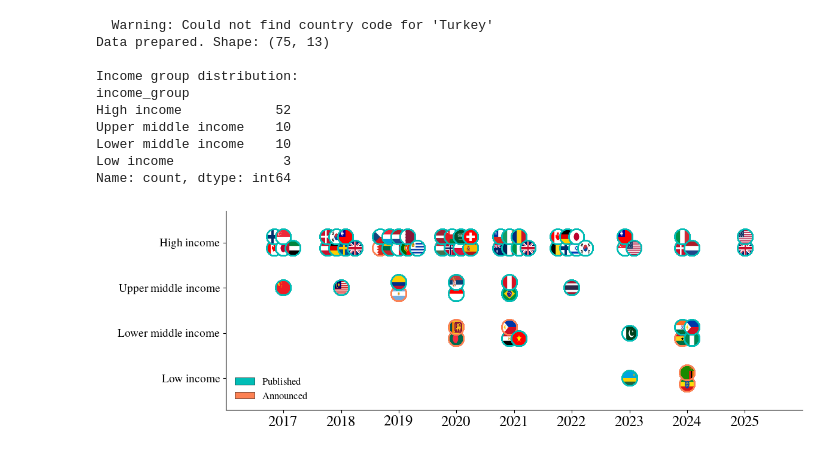
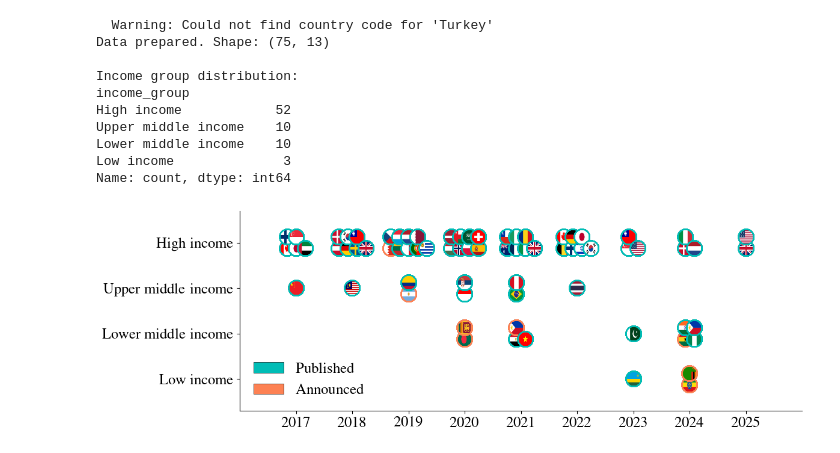
Before and after one commit to ljvmiranda921/edgeml-survey, a Jupyter notebook: notebooks/2026-02-12-figures-for-paper.ipynb, the cells around one changed output. Cells and saved outputs as stored; diff of their text form; code cells hidden in the pictures.

```diff
--- a/notebooks/2026-02-12-figures-for-paper.ipynb
+++ b/notebooks/2026-02-12-figures-for-paper.ipynb
@@ -1314,35 +1314,35 @@ ax.set_xticks(range(2017, 2026))
 ax.set_xticklabels([str(y) for y in range(2017, 2026)], fontsize=18)
 
 # ax.set_ylabel("Income Group")
 
 # Add legend for status colors
 legend_elements = [
     mpatches.Patch(
         facecolor=CAMBRIDGE_COLORS["cambridge_warm_blue"],
         edgecolor="black",
         linewidth=0.5,
         label="Published",
     ),
     mpatches.Patch(
         facecolor=CAMBRIDGE_COLORS["crest"],
         edgecolor="black",
         linewidth=0.5,
         label="Announced",
     ),
 ]
-ax.legend(handles=legend_elements, loc="lower left", frameon=False)
+ax.legend(handles=legend_elements, loc="lower left", frameon=False, fontsize=18)
 
 # Remove top and right spines
 ax.spines["top"].set_visible(False)
 ax.spines["right"].set_visible(False)
 
 fig.tight_layout()
 fig.savefig(
     OUTPUT_DIR / "national_ai_strategies_timeline.pdf", bbox_inches="tight", dpi=300
 )
 plt.show()
 # %% [output]
-[figure, old version]
+[figure, new version]
 # %%
 df_st = pd.read_csv("data/national_ai_strategies.csv").sort_values(
     by=["year_published", "country"], ascending=True
```
